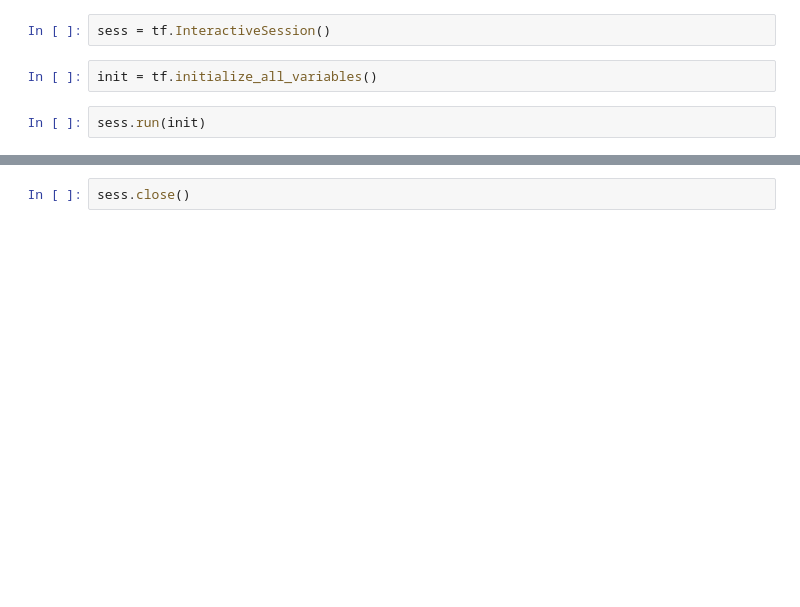
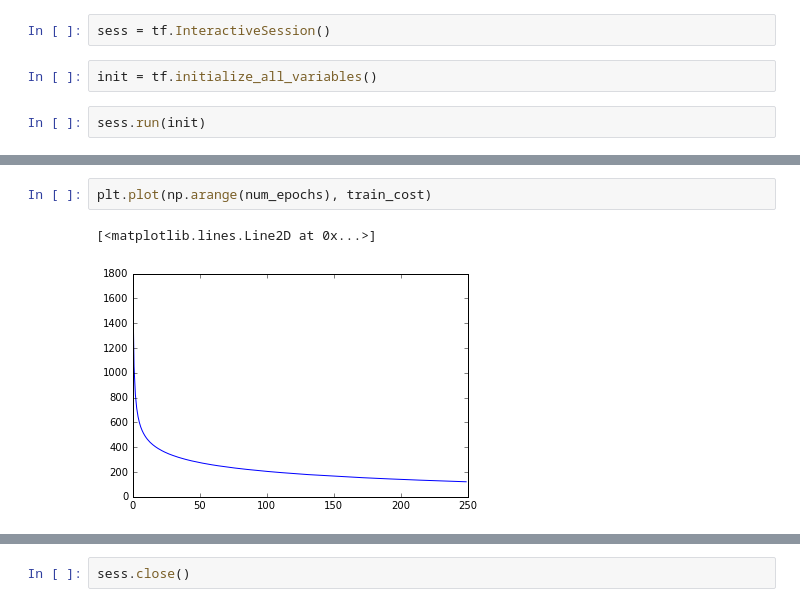
Before and after one commit to bkotzz/ece521, a Jupyter notebook: a2.ipynb, the cells around one changed output, grey strips where cells are left out. Drawn from its saved outputs; the diff is of its cells as text; blank space fills up the shorter version.

```diff
--- a/a2.ipynb
+++ b/a2.ipynb
@@ -220,0 +213,5 @@ plt.plot(np.arange(num_epochs), valid_error)
+# %%
+plt.plot(np.arange(num_epochs), train_cost)
+# %% [output]
+[<matplotlib.lines.Line2D at 0x...>]
+[figure, added]
```
Also changed, not shown: parts of 42 cells of this notebook.
